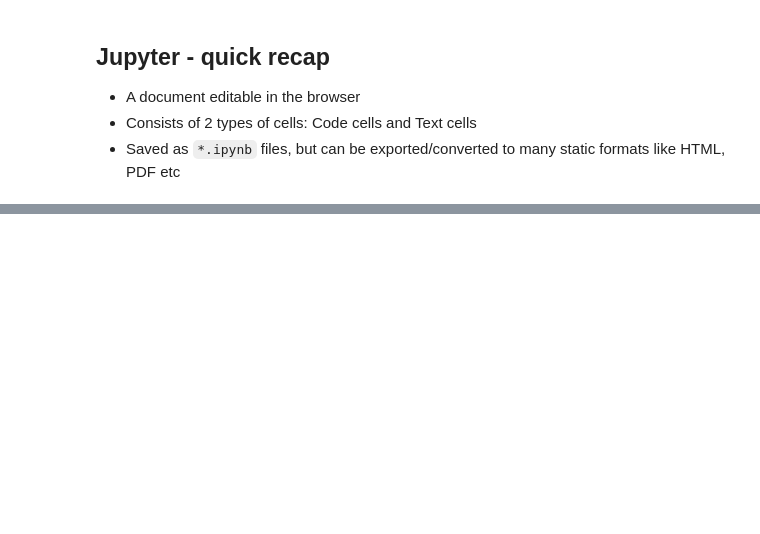
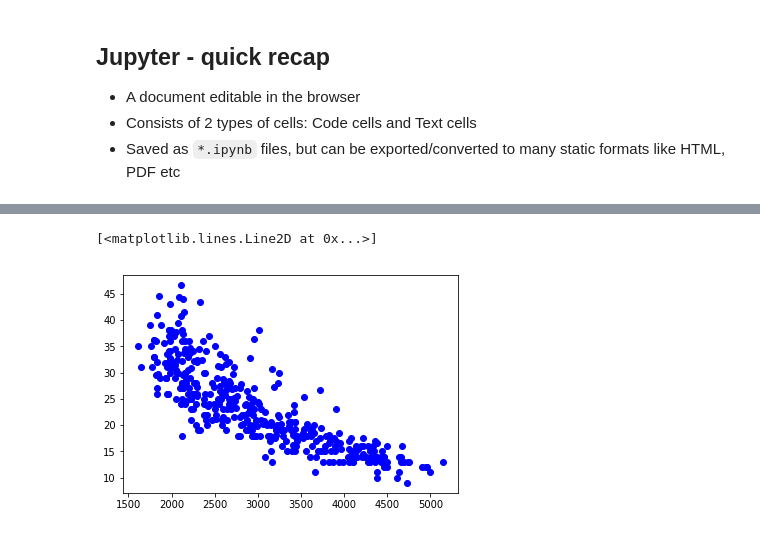
Before and after one commit to kamrik/ML1, a Jupyter notebook: lectures/02_week_lab.ipynb, the cells around one changed output, grey strips where cells are left out. Saved outputs shown, nothing was run; the diff lists cells and outputs as text; code cells hidden in the pictures; blank space fills up the shorter version.

```diff
--- a/lectures/02_week_lab.ipynb
+++ b/lectures/02_week_lab.ipynb
@@ -63,0 +115,3 @@ import matplotlib.pyplot as plt
+# %%
+import seaborn as sns
+mpg = sns.load_dataset('mpg')
@@ -63,0 +127,9 @@ import matplotlib.pyplot as plt
+# %%
+year = mpg['model_year'].values
+fuel = mpg['mpg'].values
+weight = mpg['weight'].values
+# %%
+plt.plot(weight, fuel, 'bo')
+# %% [output]
+[<matplotlib.lines.Line2D at 0x...>]
+[figure, added]
```
Also changed, not shown: parts of 23 cells of this notebook, 5 other files.
